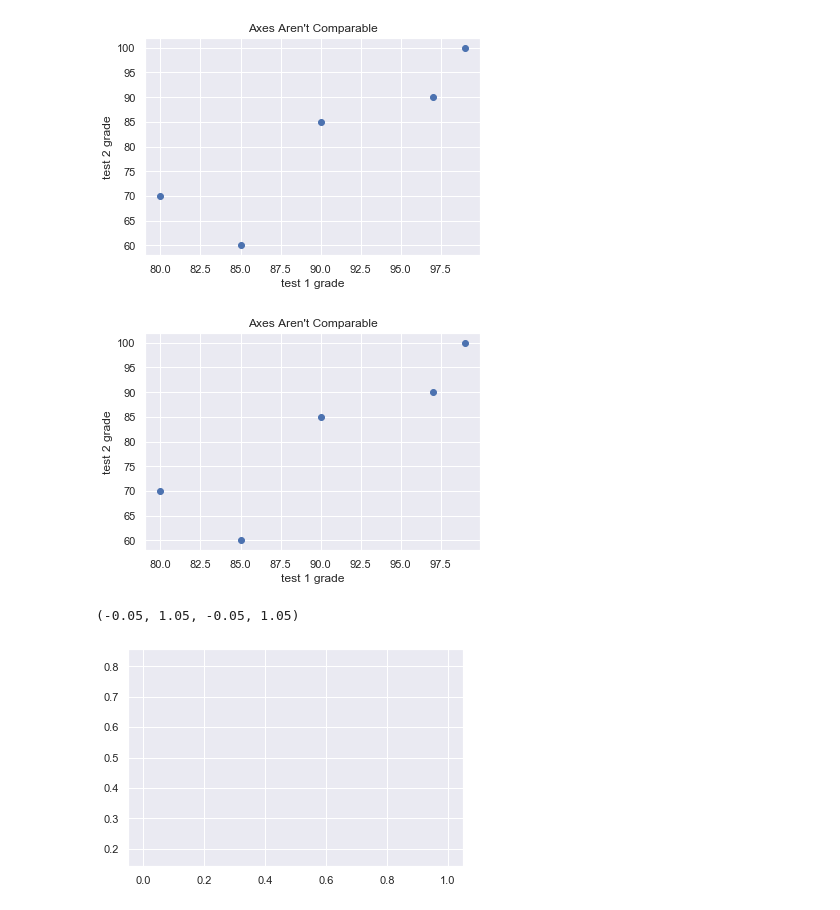
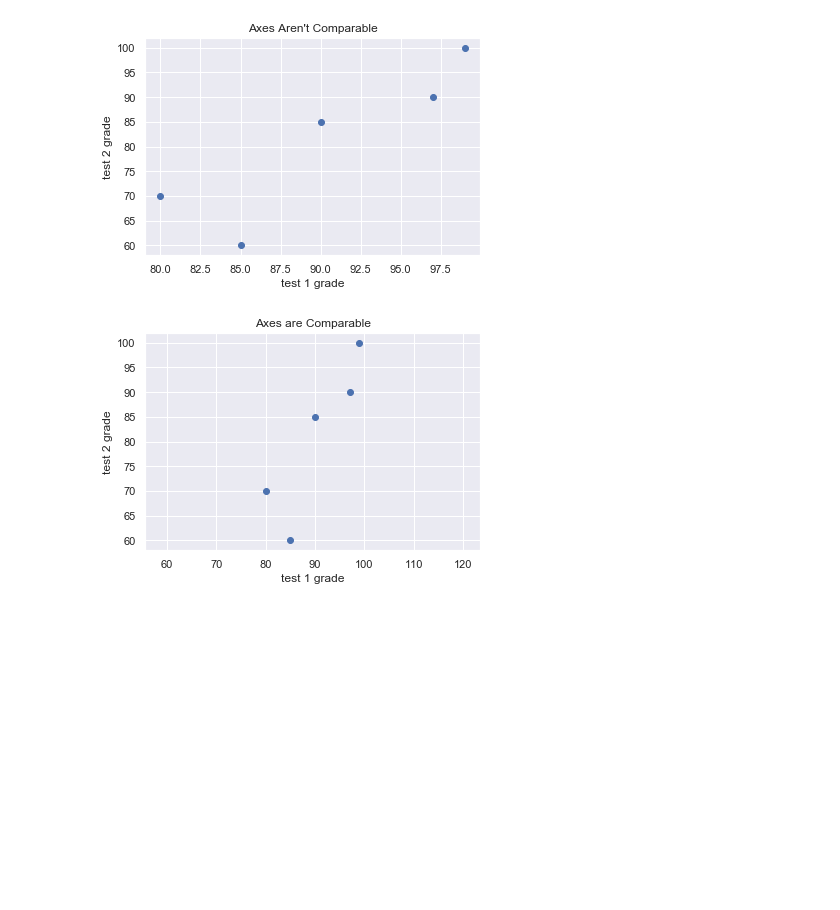
Before and after one commit to Susheel99/Matplotlib, a Jupyter notebook: matplotlib/matplotlib.ipynb, the cells around one changed output. Saved outputs shown, nothing was run; the diff lists cells and outputs as text; code cells hidden in the pictures; blank space fills up the shorter version.

```diff
--- a/matplotlib/matplotlib.ipynb
+++ b/matplotlib/matplotlib.ipynb
@@ -139,13 +139,11 @@ plt.show()
 # %%
 test_1_grades = [ 99, 90, 85, 97, 80]
 test_2_grades = [100, 85, 60, 90, 70]
 plt.scatter(test_1_grades, test_2_grades)
-plt.title("Axes Aren't Comparable")
+plt.title("Axes are Comparable")
 plt.xlabel("test 1 grade")
 plt.ylabel("test 2 grade")
+plt.axis("equal")
 plt.show()
-plt.axis("equal")
 # %% [output]
-[figure, old version]
+[figure, new version]
-(-0.05, 1.05, -0.05, 1.05)
-[figure, removed]
```
